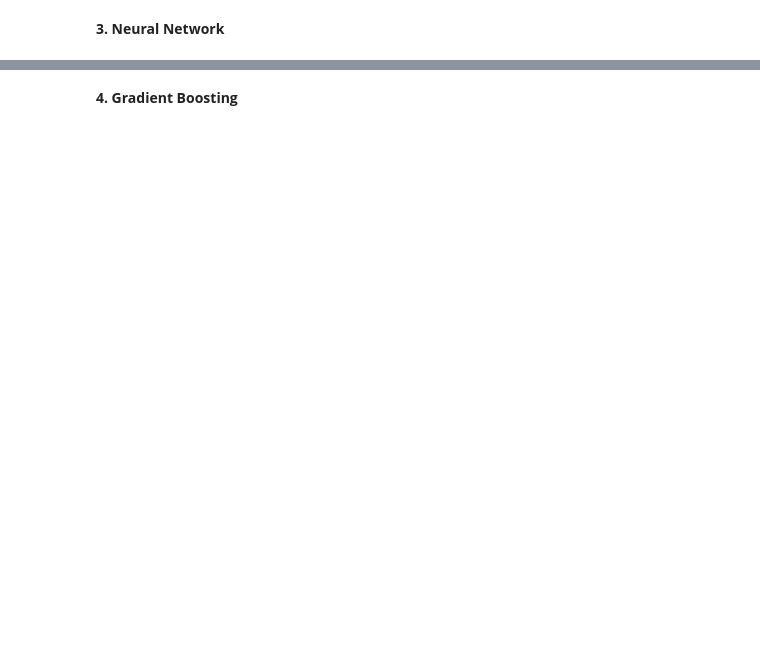
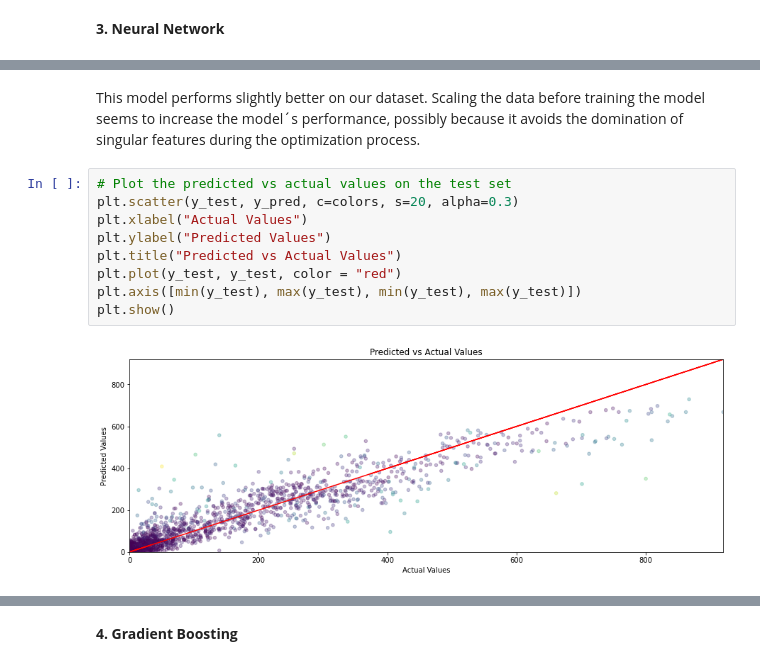
Before and after one commit to MoritzWagner13/Machine-Learning, a Jupyter notebook: Code_V1.5.ipynb, the cells around one changed output, grey strips where cells are left out. Saved outputs shown, nothing was run; the diff lists cells and outputs as text; blank space fills up the shorter version.

```diff
--- a/Code_V1.5.ipynb
+++ b/Code_V1.5.ipynb
@@ -1595,0 +1680,13 @@ plt.show()
+# %% [markdown]
+This model performs slightly better on our dataset. Scaling the data before training the model seems to increase the model´s performance, possibly because it avoids the domination of singular features during the optimization process.
+# %%
+# Plot the predicted vs actual values on the test set
+plt.scatter(y_test, y_pred, c=colors, s=20, alpha=0.3)
+plt.xlabel("Actual Values")
+plt.ylabel("Predicted Values")
+plt.title("Predicted vs Actual Values")
+plt.plot(y_test, y_test, color = "red")
+plt.axis([min(y_test), max(y_test), min(y_test), max(y_test)])
+plt.show()
+# %% [output]
+[figure, added]
```
Also changed, not shown: parts of 28 cells of this notebook.
